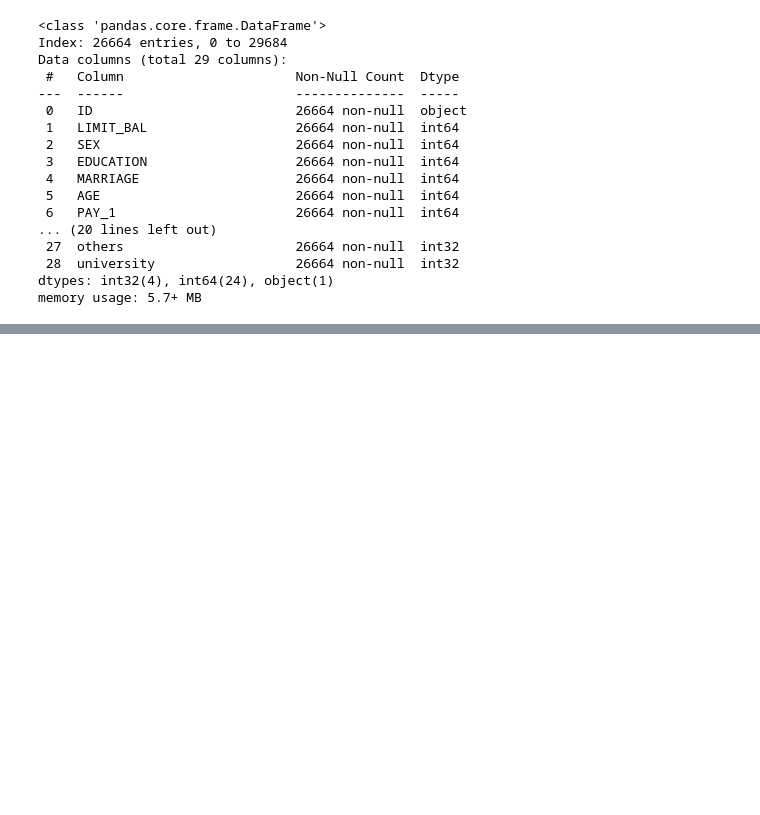
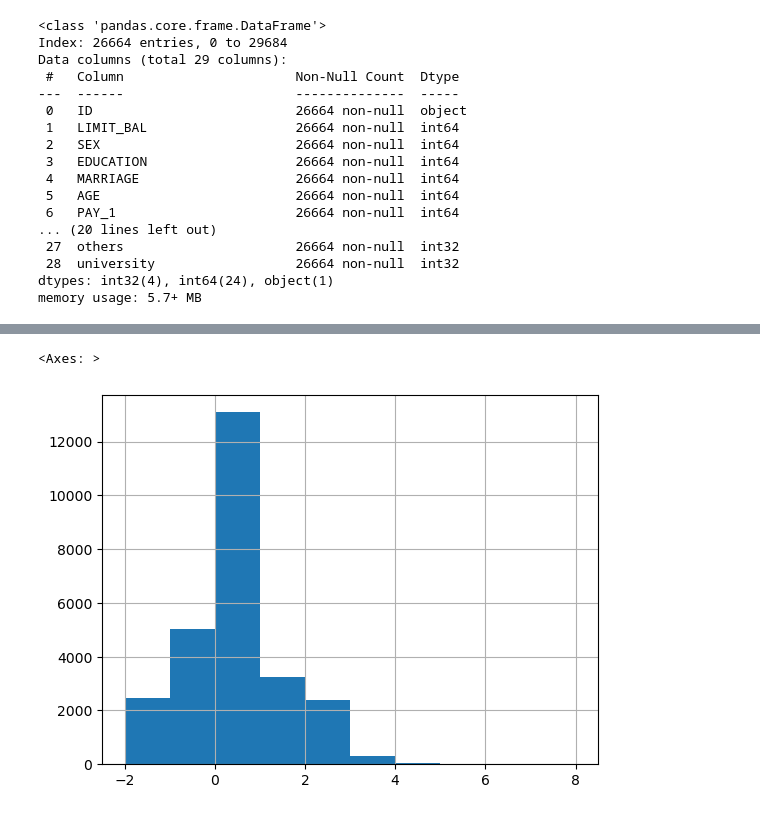
Before and after one commit to Ribeiro-Pedro/projetos_data_science, a Jupyter notebook: 1.Data Exploration and Cleaning/capitulo1.ipynb, the cells around one changed output, grey strips where cells are left out. Saved outputs shown, nothing was run; the diff lists cells and outputs as text; code cells hidden in the pictures; blank space fills up the shorter version.

```diff
--- a/1.Data Exploration and Cleaning/capitulo1.ipynb
+++ b/1.Data Exploration and Cleaning/capitulo1.ipynb
@@ -381,0 +386,2 @@ df_w_ohe.to_csv("1.Data Exploration and Cleaning/data/df_w_ohe.csv",index=False)
+# %%
+df = pd.read_csv("data/df_w_ohe.csv")
@@ -381,0 +398,4 @@ df_w_ohe.to_csv("1.Data Exploration and Cleaning/data/df_w_ohe.csv",index=False)
+# %%
+pay_feats = ['PAY_1', 'PAY_2', 'PAY_3', 'PAY_4', 'PAY_5', 'PAY_6']
+
+df[pay_feats].describe()
@@ -381,0 +428,5 @@ df_w_ohe.to_csv("1.Data Exploration and Cleaning/data/df_w_ohe.csv",index=False)
+# %%
+df[pay_feats[0]].hist()
+# %% [output]
+<Axes: >
+[figure, added]
```
Also changed, not shown: parts of 16 cells of this notebook, 1 other file.
